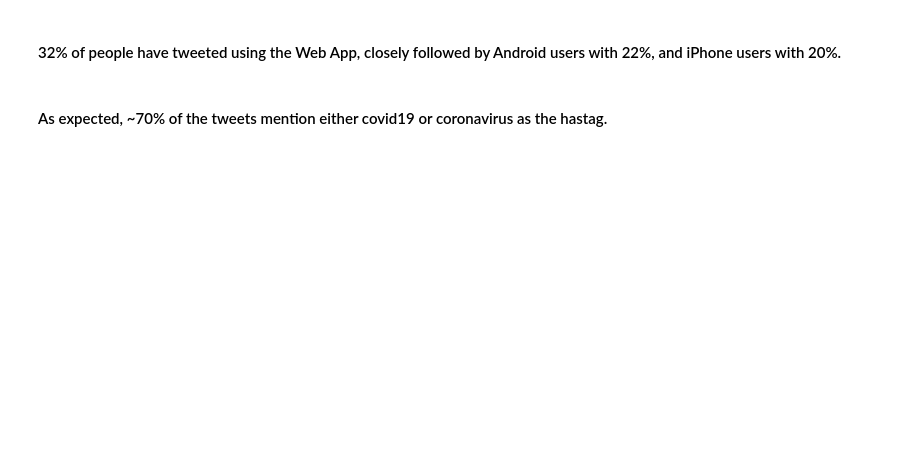
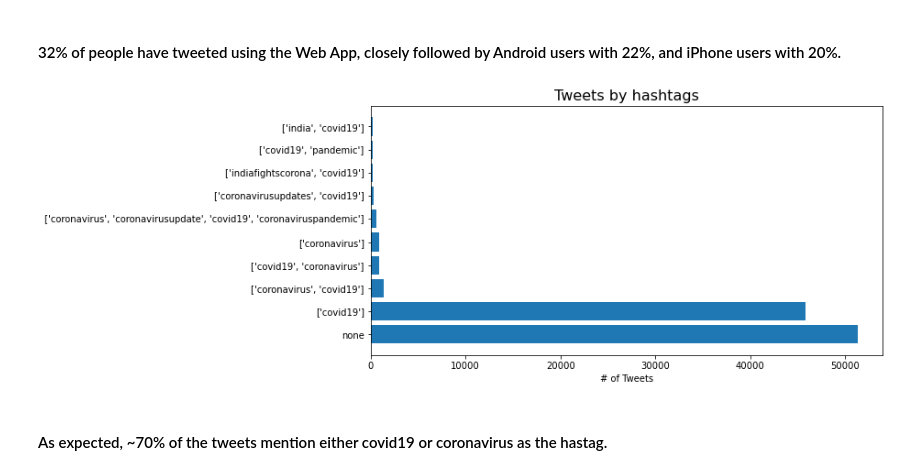
Before and after one commit to ArushiC/COVID-19-Tweets-Analysis, a Jupyter notebook: covid19-tweets-geo-and-sentiment-analysis.ipynb, the cells around one changed output. Cells and saved outputs as stored; diff of their text form; code cells hidden in the pictures; blank space fills up the shorter version.

```diff
--- a/covid19-tweets-geo-and-sentiment-analysis.ipynb
+++ b/covid19-tweets-geo-and-sentiment-analysis.ipynb
@@ -237,10 +317,13 @@ plt.bar(top10_source.index, top10_source.values, color="lightblue", edgecolor="d
 # %%
 # Most trended hashtags
 top10_hashtags = tweets.hashtags.str.lower().value_counts().nlargest(10)
 # initiate the figure with it's size
 fig = plt.figure(figsize = (10,5))
-plt.barh(top10_hashtags.index, top10_hashtags.values);
-#plt.xticks(rotation=90);
+plt.barh(top10_hashtags.index, top10_hashtags.values)
+plt.xlabel('# of Tweets')
+plt.title("Tweets by hashtags", fontsize=16);
+# %% [output]
+[figure, added]
 # %% [markdown]
 #### As expected, ~70% of the tweets mention either covid19 or coronavirus as the hastag.
 # %%
```
Also changed, not shown: parts of 23 cells of this notebook.
